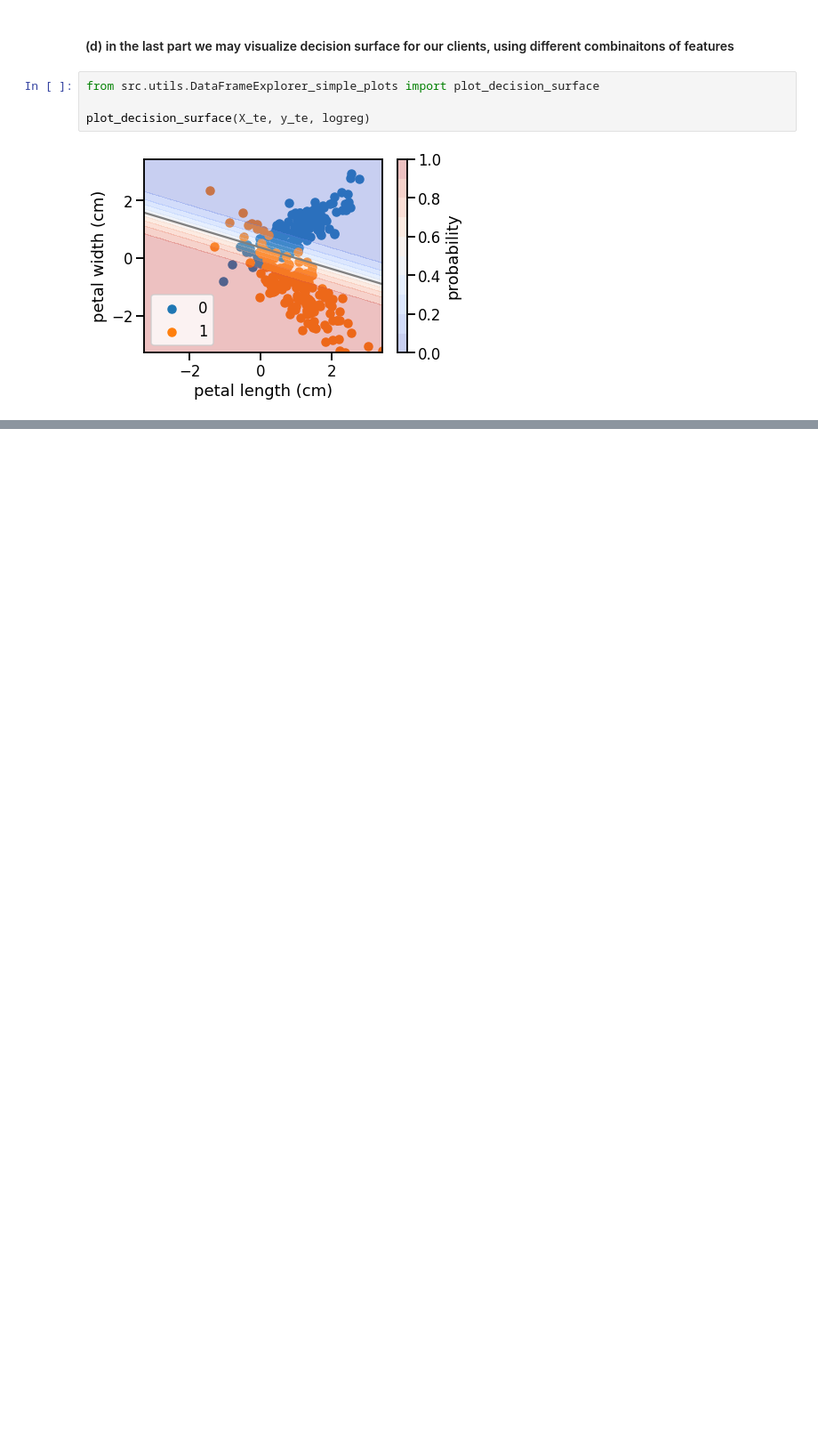
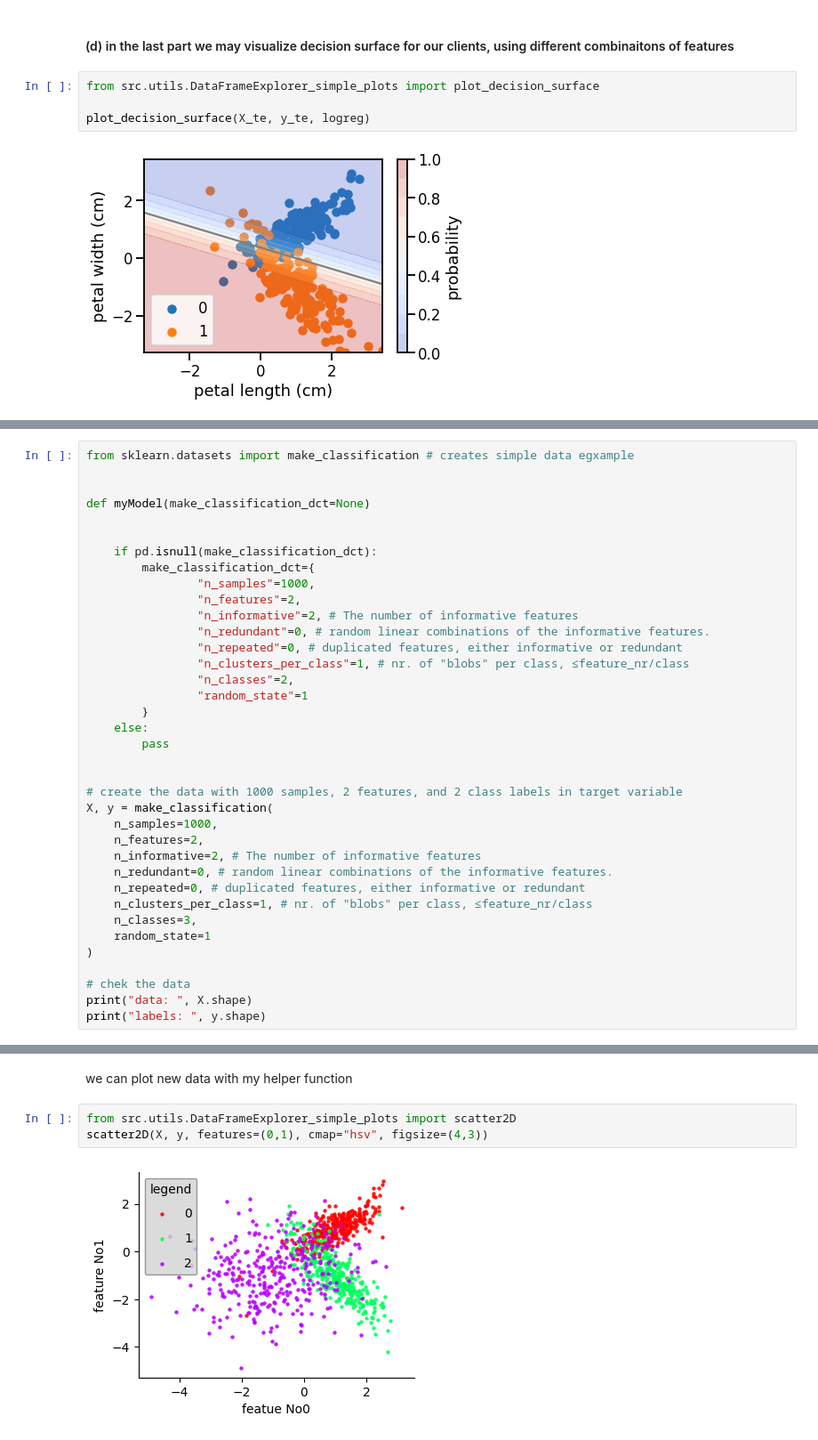
Before and after one commit to PawelRosikiewicz/MachineLearning, a Jupyter notebook: MachineLearning_code_examples/Logistic_Regression.ipynb, the cells around one changed output, grey strips where cells are left out. Shown: that part at 89% size. Cells and saved outputs as stored; diff of their text form; blank space fills up the shorter version.

```diff
--- a/MachineLearning_code_examples/Logistic_Regression.ipynb
+++ b/MachineLearning_code_examples/Logistic_Regression.ipynb
@@ -305,0 +327,37 @@ plot_decision_surface(X_te, y_te, logreg)
+# %%
+from sklearn.datasets import make_classification # creates simple data egxample
+
+
+def myModel(make_classification_dct=None)
+
+
+    if pd.isnull(make_classification_dct):
+        make_classification_dct={
+                "n_samples"=1000,
+                "n_features"=2,
+                "n_informative"=2, # The number of informative features
+                "n_redundant"=0, # random linear combinations of the informative features.
+                "n_repeated"=0, # duplicated features, either informative or redundant
+                "n_clusters_per_class"=1, # nr. of "blobs" per class, ≤feature_nr/class
+                "n_classes"=2,
+                "random_state"=1
+        }
+    else:
+        pass
+
+
+# create the data with 1000 samples, 2 features, and 2 class labels in target variable
+X, y = make_classification(
+    n_samples=1000,
+    n_features=2,
+    n_informative=2, # The number of informative features
+    n_redundant=0, # random linear combinations of the informative features.
+    n_repeated=0, # duplicated features, either informative or redundant
+    n_clusters_per_class=1, # nr. of "blobs" per class, ≤feature_nr/class
+    n_classes=3,
+    random_state=1
+)
+
+# chek the data
+print("data: ", X.shape)
+print("labels: ", y.shape)
@@ -305,0 +366,7 @@ plot_decision_surface(X_te, y_te, logreg)
+# %% [markdown]
+we can plot new data with my helper function
+# %%
+from src.utils.DataFrameExplorer_simple_plots import scatter2D
+scatter2D(X, y, features=(0,1), cmap="hsv", figsize=(4,3))
+# %% [output]
+[figure, added]
```
Also changed, not shown: parts of 15 cells of this notebook.
